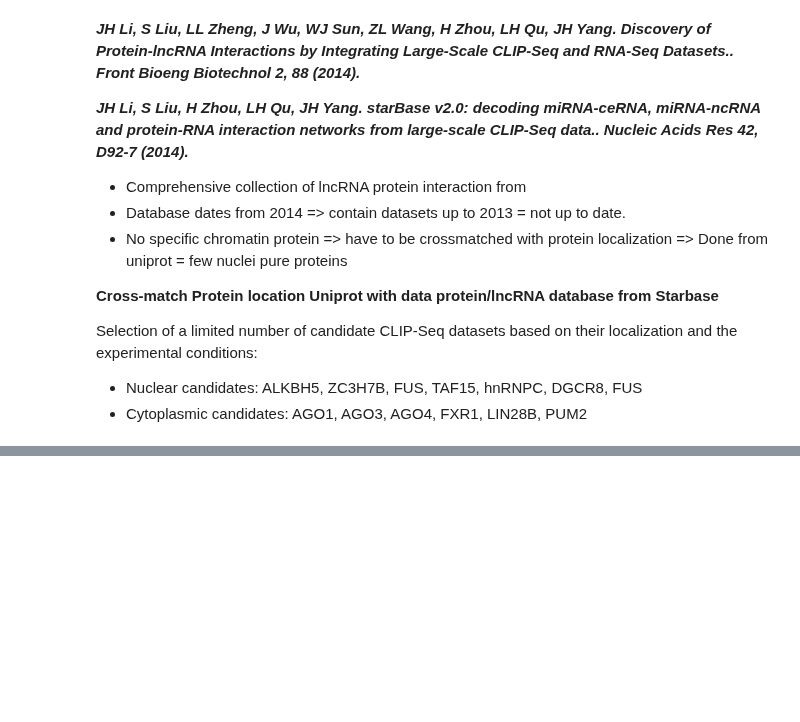
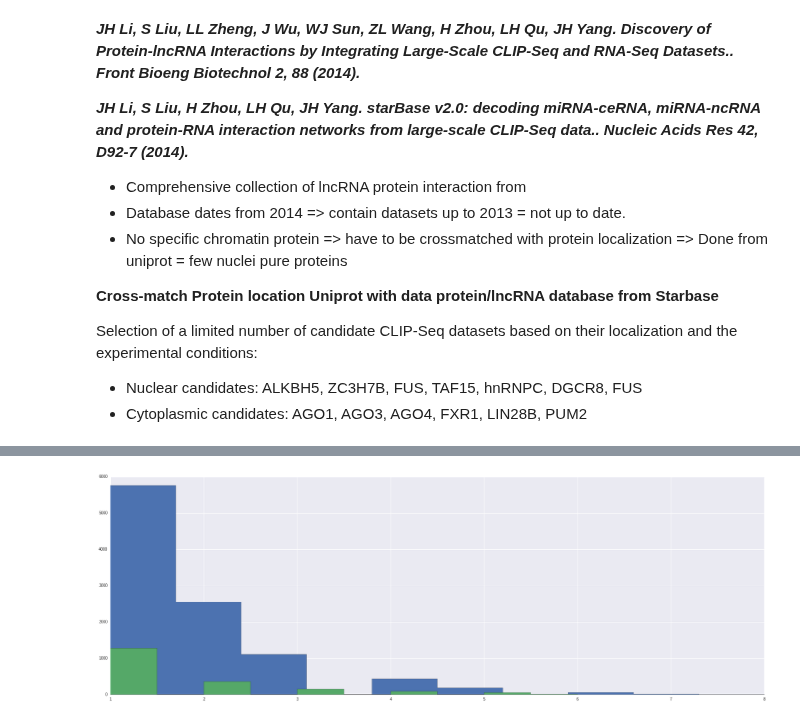
Before and after one commit to a-slide/iPython-Notebook, a Jupyter notebook: Notebooks/2016_XX_XX_Epi2_pilot_datasets_analysis_protein_interaction.ipynb, the cells around one changed output, grey strips where cells are left out. Cells and saved outputs as stored; diff of their text form; code cells hidden in the pictures; blank space fills up the shorter version.

```diff
--- a/Notebooks/2016_XX_XX_Epi2_pilot_datasets_analysis_protein_interaction.ipynb
+++ b/Notebooks/2016_XX_XX_Epi2_pilot_datasets_analysis_protein_interaction.ipynb
@@ -68,3 +77,6 @@ pl.rcParams['figure.figsize'] = 30, 10  # that's default image size for this int
 Selection of a limited number of candidate CLIP-Seq datasets based on their localization and the experimental conditions:
 - Nuclear candidates: ALKBH5, ZC3H7B, FUS, TAF15, hnRNPC, DGCR8, FUS
 - Cytoplasmic candidates: AGO1, AGO3, AGO4, FXR1, LIN28B, PUM2
+# %%
+df = pd.read_csv("./Protein_interaction/Li_ClipSeq/Protocol_info/Selected_datasets.csv", sep="\t", index_col=0)
+df
@@ -70,0 +377,26 @@ Selection of a limited number of candidate CLIP-Seq datasets based on their loca
+# %%
+input_folder = "./Protein_interaction/Li_ClipSeq/final_datasets/"
+output_file = "./Protein_interaction/Li_ClipSeq/final_datasets/ALL_dataset_uniq_genes.tsv"
+remove(output_file)
+# dict to count the file of the different categorie
+gene_loc_dict = {}
+
+for input_file in glob(input_folder+"*tsv"):
+    sample_name = pycl.file_basename(input_file)
+    print("Analysis dataset ", sample_name)
+
+    localization = sample_name.split("_")[3]
+    unique_gene_df = pd.read_csv(input_file, sep="\t", index_col=0)
+
+    for gene_id, gene_line in unique_gene_df.iterrows():
+        if gene_id not in gene_loc_dict:
+            gene_loc_dict[gene_id] = {"gene_name": gene_line["gene_name"] ,"gene_type":gene_line["gene_type"] ,"cytosol":0, "nucleus":0}
+        gene_loc_dict[gene_id][localization] += 1
+
+# Write results in a file
+with open (output_file, "w") as output:
+    output.write("gene_id\tgene_name\tgene_type\tcytosol_protein\tnuclear_protein\tnuclearness\n")
+    for gene_id, val in gene_loc_dict.items():
+        output.write("{}\t{}\t{}\t{}\t{}\t{}\n".format(gene_id,val["gene_name"],val["gene_type"],val["cytosol"],val["nucleus"],val["nucleus"]-val["cytosol"]))
+
+pycl.linerange(output_file)
@@ -70,0 +421,16 @@ Selection of a limited number of candidate CLIP-Seq datasets based on their loca
+# %%
+# Create a distribution graph to identify the number of pure nuclear interacting or pure cytosol interacting RNAs
+distrib_nucleus = []
+distrib_cytosol = []
+for gene_id, val in gene_loc_dict.items():
+    if not val["nucleus"]:
+        distrib_cytosol.append(val["cytosol"])
+    elif not val["cytosol"]:
+        distrib_nucleus.append(val["nucleus"])
+
+distrib_nucleus.sort()
+distrib_cytosol.sort()
+p= pl.hist(distrib_nucleus,align="mid", histtype="stepfilled")
+p= pl.hist(distrib_cytosol,align="mid", histtype="stepfilled")
+# %% [output]
+[figure, added]
```
Also changed, not shown: parts of 20 cells of this notebook, 2 other files.
